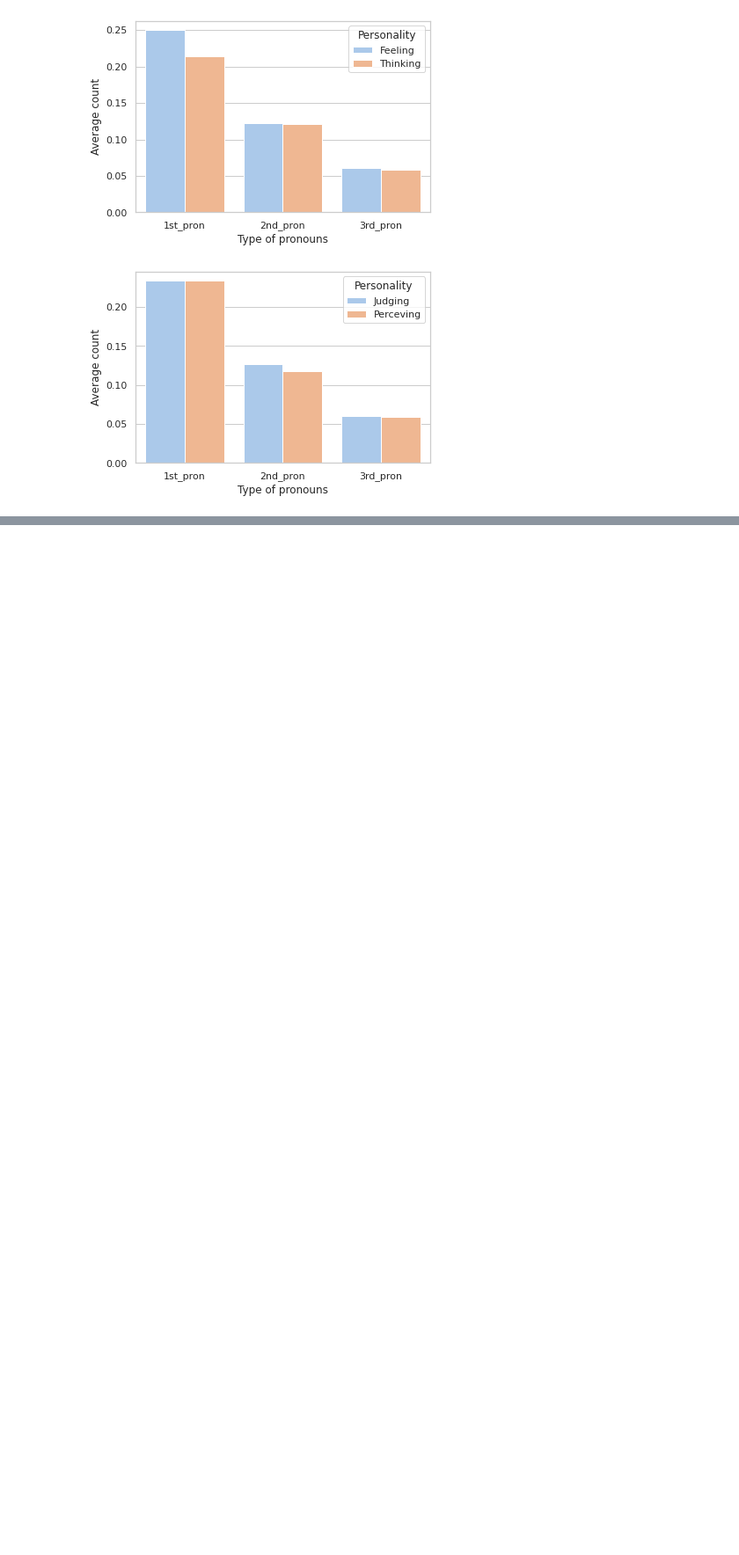
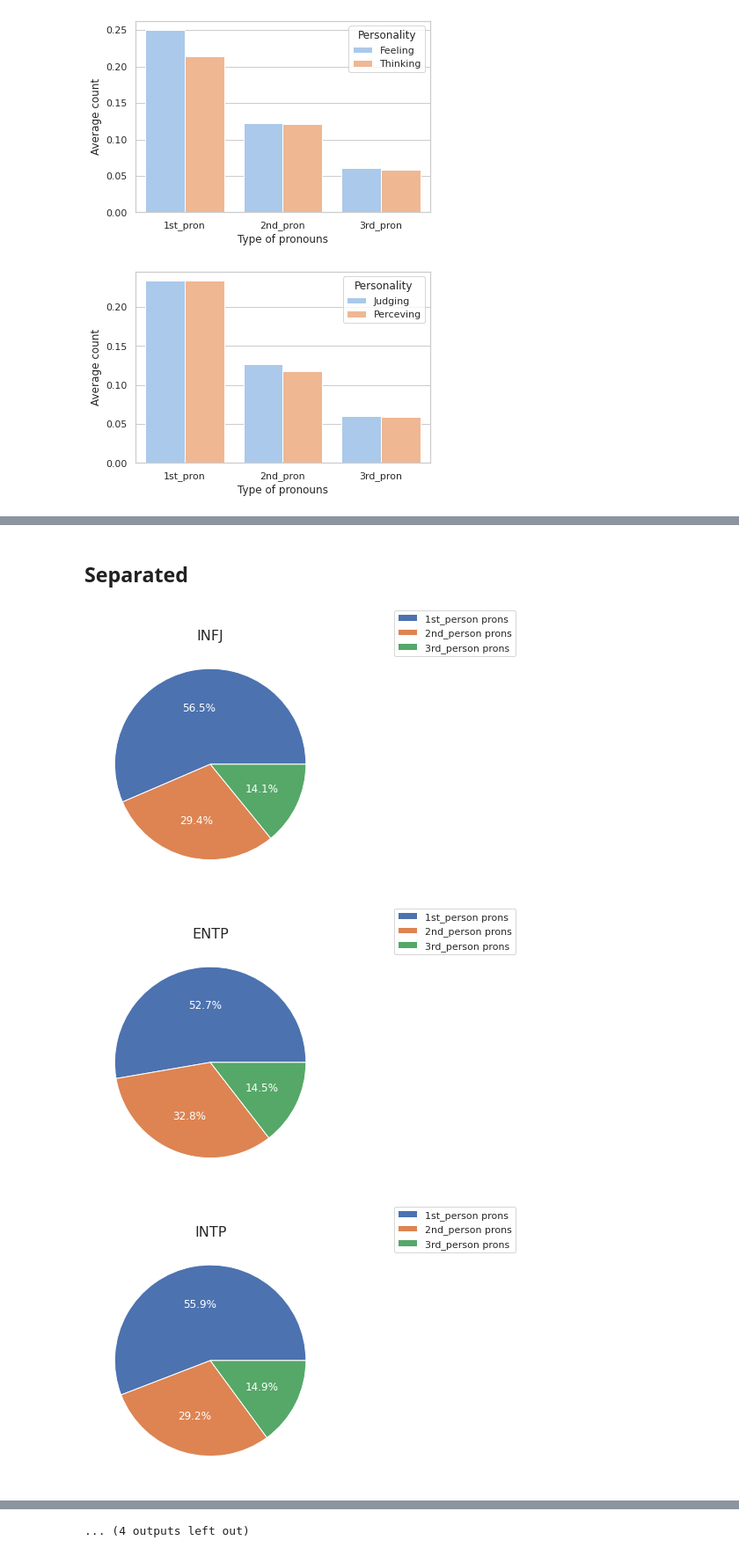
Before and after one commit to admunk/ece143project, a Jupyter notebook: mbti-study-personality-pron.ipynb, the cells around one changed output, grey strips where cells are left out. Shown at 88% size. Saved outputs shown, nothing was run; the diff lists cells and outputs as text; code cells hidden in the pictures; blank space fills up the shorter version.

```diff
--- a/mbti-study-personality-pron.ipynb
+++ b/mbti-study-personality-pron.ipynb
@@ -114,23 +120,11 @@ subtype_plot(df,T_vs_F)
 subtype_plot(df,J_vs_P)
 # %% [output]
 [figure]
-# %%
-fig, ax = plt.subplots(figsize=(20, 10), subplot_kw=dict(aspect="equal"))
-data = cnt_srs.values
-ingredients = cnt_srs.index
-def func(pct, allvals):
-    absolute = int(pct/100.*np.sum(allvals))
-    return "{:.1f}%".format(pct, absolute)
-#wedges, texts, autotexts = ax.pie(data, labels=cnt_srs.index,autopct=lambda pct: func(pct, data),
- #                                 textprops=dict(color="w"),pctdistance=0.9,
-  #                                explode=(0,0,0,0,0,0,0,0,0,0,0,0,0.1,0.2,0.3,0.4))
-wedges, texts, autotexts = ax.pie(data, labels=cnt_srs.values,autopct='%1.1f%%',
-                                  textprops=dict(color="w"),pctdistance=0.9,
-                                  explode=(0,0,0,0,0,0,0,0,0,0,0,0,0.1,0.2,0.3,0.4))
-ax.legend(wedges, ingredients,
-          title="Personality Types",
-          #loc="center left",
-          bbox_to_anchor=(1, 0, 0.5, 1))
-plt.setp(autotexts, size=8,weight="bold")
-ax.set_title("Percentage of each personality",size=16)
-plt.show()
+# %%
+def pie_chart(df,name,ax):
+    data = df.loc[name].values
+    ingredients = df.loc[name].index
+    wedges, texts, autotexts = ax.pie(data,autopct='%1.1f%%',
+                                      textprops=dict(color="w"),pctdistance=0.6,normalize=True
+                                      )
+    ax.set_title(name,size=16)
@@ -136,0 +133,15 @@ plt.show()
+# %%
+all_count = pd.concat([df_1st,df_2nd,df_3rd],axis=1)
+all_person_type = df.type.unique()
+# %% [markdown]
+## Separated
+# %%
+for idx in range(16):
+    fig,ax = plt.subplots(figsize=(10, 5))
+    name = all_person_type[idx]
+    pie_chart(all_count,name,ax)
+    fig.legend(['1st_person prons','2nd_person prons','3rd_person prons'])
+# %% [output]
+[figure, added]
+[figure, added]
+[figure, added]
@@ -136,0 +157 @@ plt.show()
+... (4 outputs left out)
```
Also changed, not shown: parts of 12 cells of this notebook.
